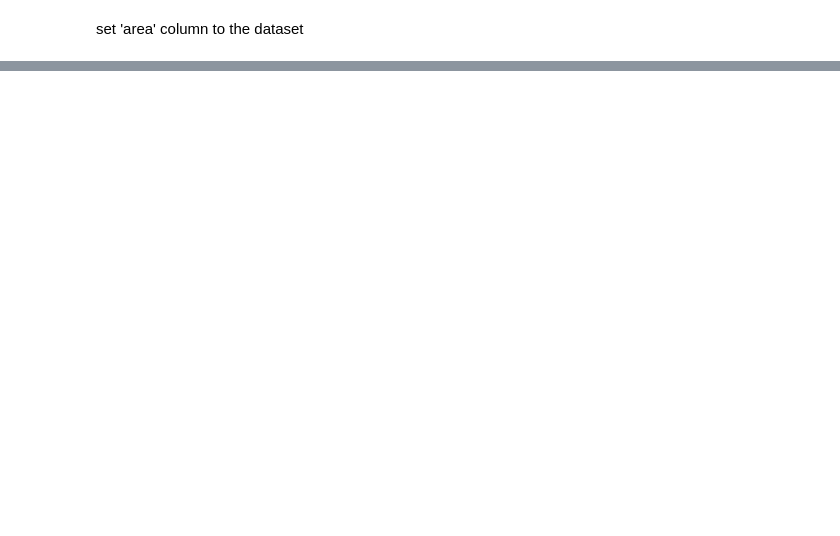
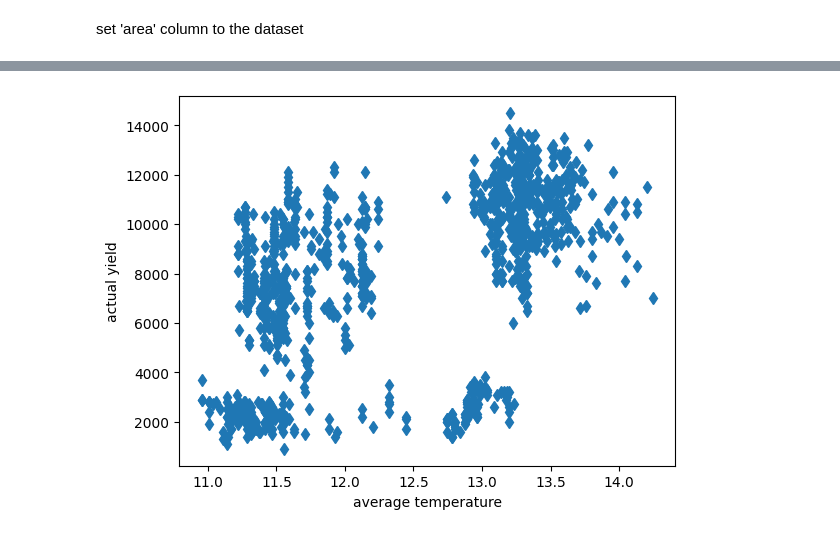
Before and after one commit to nazaruha/geo_python, a Jupyter notebook: Lab_04/lab_04.ipynb, the cells around one changed output, grey strips where cells are left out. Cells and saved outputs as stored; diff of their text form; code cells hidden in the pictures; blank space fills up the shorter version.

```diff
--- a/Lab_04/lab_04.ipynb
+++ b/Lab_04/lab_04.ipynb
@@ -106,0 +126,8 @@ catch:
+# %%
+plt.plot(gdf['avg_temperature'], gdf['actual_yield'], 'd') # create graph gue to the plot
+plt.xlabel("average temperature") # name x axis
+plt.ylabel("actual yield") # name y axis
+plt.savefig("yield_vs_temperature.png")
+plt.show() # output graph
+# %% [output]
+[figure, added]
```
Also changed, not shown: parts of 9 cells of this notebook.
